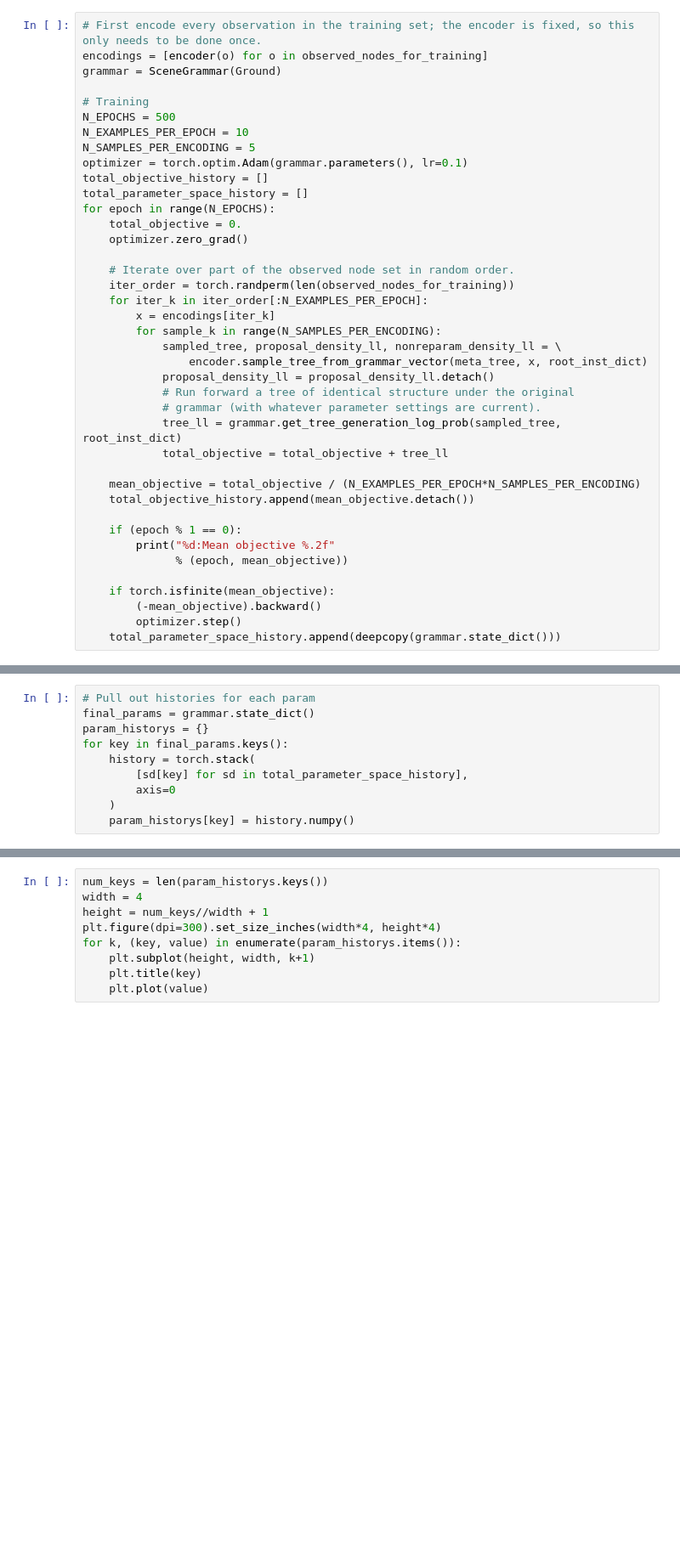
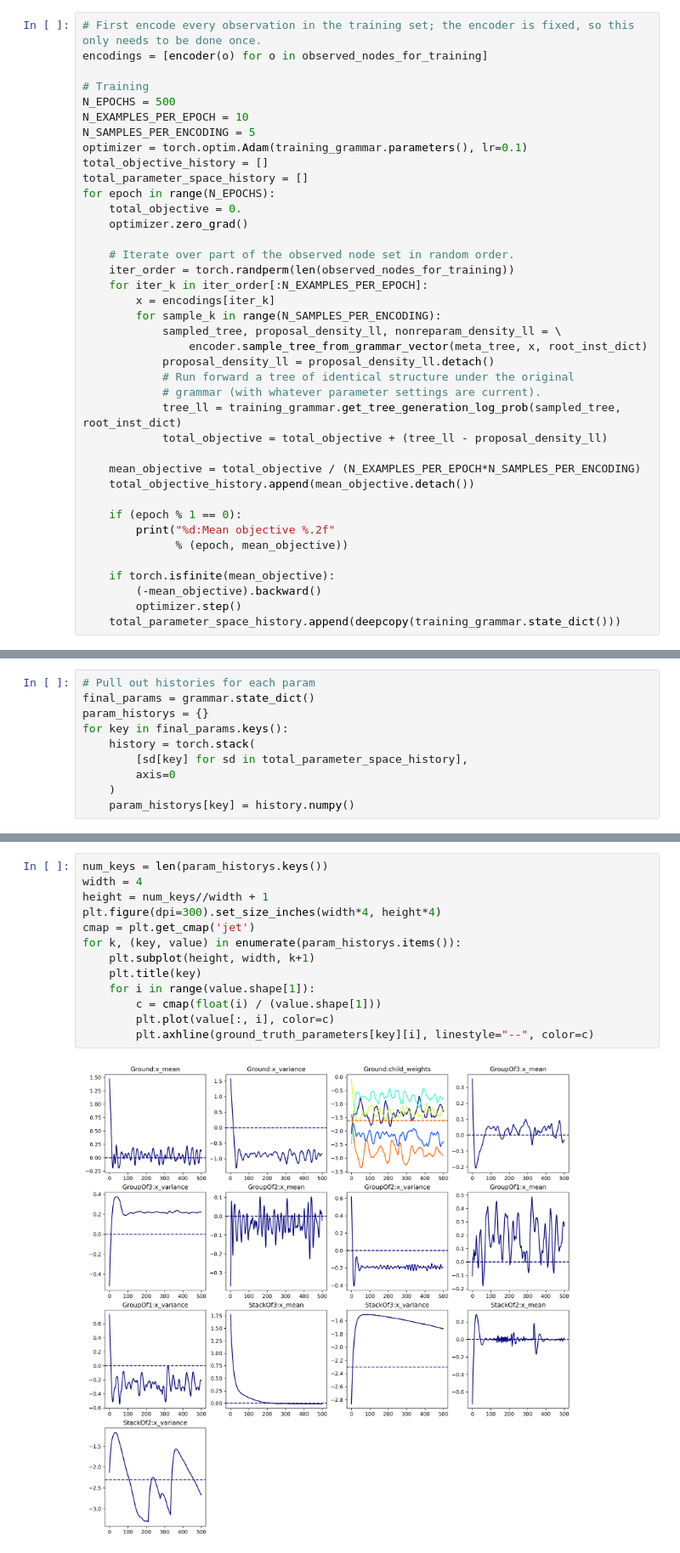
Before and after one commit to gizatt/spatial_scene_grammars, a Jupyter notebook: spatial_scene_grammars_examples/planar_box_stacks/grammar_fitting_with_grammar_encoder.ipynb, the cells around one changed output, grey strips where cells are left out. Shown at 85% size. Drawn from its saved outputs; the diff is of its cells as text; blank space fills up the shorter version.

```diff
--- a/spatial_scene_grammars_examples/planar_box_stacks/grammar_fitting_with_grammar_encoder.ipynb
+++ b/spatial_scene_grammars_examples/planar_box_stacks/grammar_fitting_with_grammar_encoder.ipynb
@@ -162,13 +205,12 @@ The approach is to optimize the parameters in the original grammar to maximally
 # %%
 # First encode every observation in the training set; the encoder is fixed, so this only needs to be done once.
 encodings = [encoder(o) for o in observed_nodes_for_training]
-grammar = SceneGrammar(Ground)
 
 # Training
 N_EPOCHS = 500
 N_EXAMPLES_PER_EPOCH = 10
 N_SAMPLES_PER_ENCODING = 5
-optimizer = torch.optim.Adam(grammar.parameters(), lr=0.1)
+optimizer = torch.optim.Adam(training_grammar.parameters(), lr=0.1)
 total_objective_history = []
 total_parameter_space_history = []
 for epoch in range(N_EPOCHS):
@@ -185,8 +227,8 @@ for epoch in range(N_EPOCHS):
             proposal_density_ll = proposal_density_ll.detach()
             # Run forward a tree of identical structure under the original
             # grammar (with whatever parameter settings are current).
-            tree_ll = grammar.get_tree_generation_log_prob(sampled_tree, root_inst_dict)
-            total_objective = total_objective + tree_ll
+            tree_ll = training_grammar.get_tree_generation_log_prob(sampled_tree, root_inst_dict)
+            total_objective = total_objective + (tree_ll - proposal_density_ll)
 
     mean_objective = total_objective / (N_EXAMPLES_PER_EPOCH*N_SAMPLES_PER_ENCODING)
     total_objective_history.append(mean_objective.detach())
@@ -198,5 +240,5 @@ for epoch in range(N_EPOCHS):
     if torch.isfinite(mean_objective):
         (-mean_objective).backward()
         optimizer.step()
-    total_parameter_space_history.append(deepcopy(grammar.state_dict()))
+    total_parameter_space_history.append(deepcopy(training_grammar.state_dict()))
 # %% [output]
@@ -234,12 +279,18 @@ plt.ylabel("log prob")
 # %%
 num_keys = len(param_historys.keys())
 width = 4
 height = num_keys//width + 1
 plt.figure(dpi=300).set_size_inches(width*4, height*4)
+cmap = plt.get_cmap('jet')
 for k, (key, value) in enumerate(param_historys.items()):
     plt.subplot(height, width, k+1)
     plt.title(key)
-    plt.plot(value)
+    for i in range(value.shape[1]):
+        c = cmap(float(i) / (value.shape[1]))
+        plt.plot(value[:, i], color=c)
+        plt.axhline(ground_truth_parameters[key][i], linestyle="--", color=c)
+# %% [output]
+[figure, added]
 # %%
 # Resample trees using new parameters.
 plt.figure(dpi=300).set_size_inches(8, 4)
```
Also changed, not shown: parts of 5 cells of this notebook, 1 other file.
